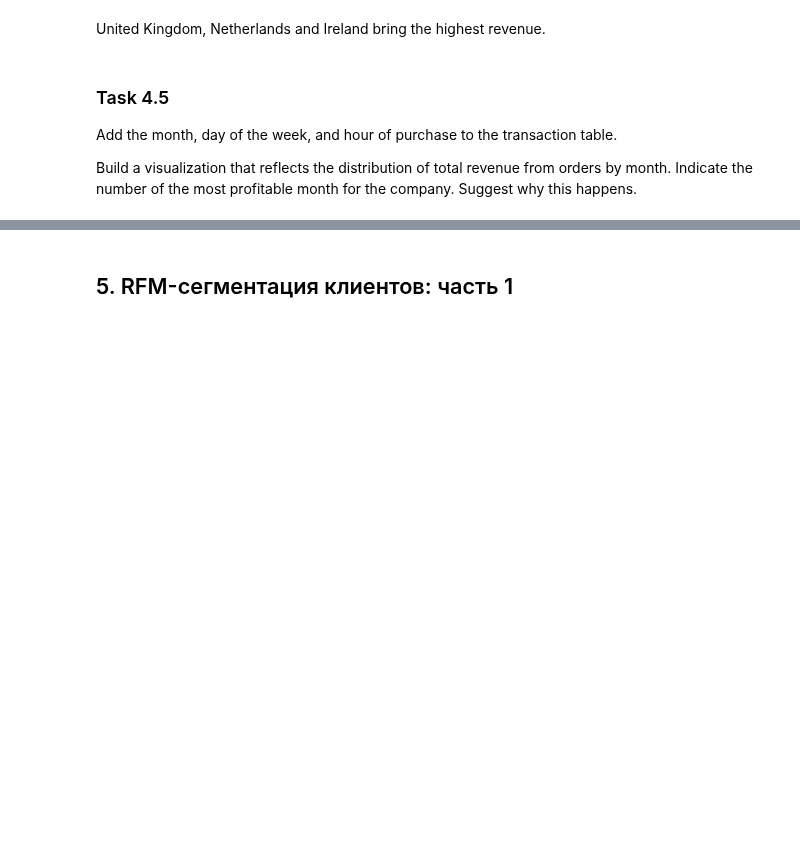
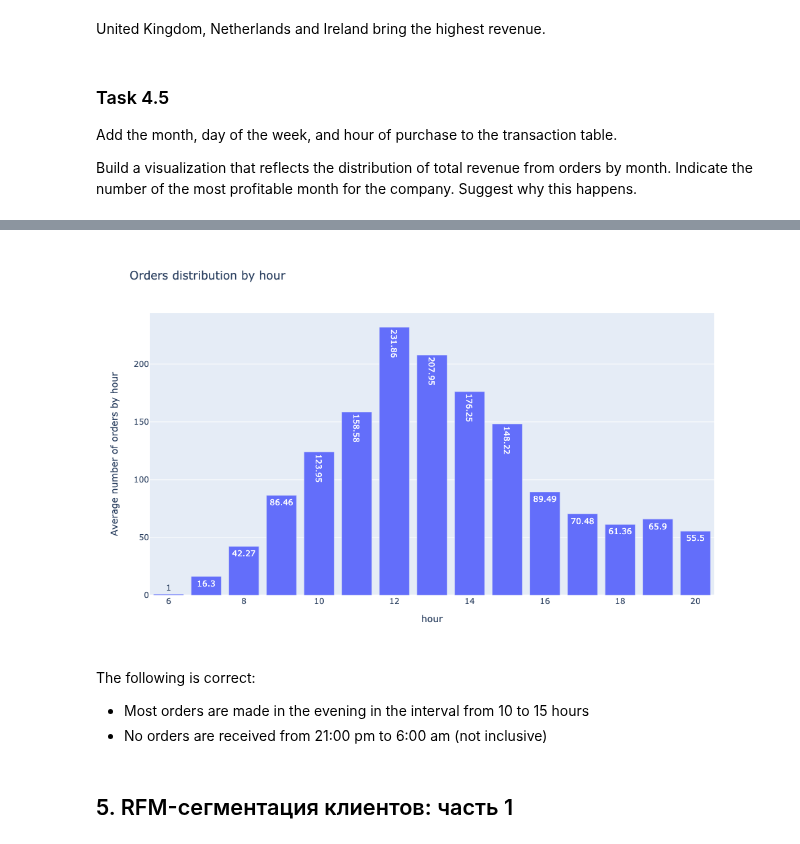
Before and after one commit to helios12/DataScienceProjects, a Jupyter notebook: projects/project-6/Project-6.Customer_segmentation.ipynb, the cells around one changed output, grey strips where cells are left out. Cells and saved outputs as stored; diff of their text form; code cells hidden in the pictures; blank space fills up the shorter version.

```diff
--- a/projects/project-6/Project-6.Customer_segmentation.ipynb
+++ b/projects/project-6/Project-6.Customer_segmentation.ipynb
@@ -680,3 +702,25 @@ fig.show('png')
+# %%
+data['date'] = data['InvoiceDate'].dt.date
+data_date_hour = data.groupby(['date', 'hour'], as_index=False)['InvoiceNo'].agg('count')
+data_hour = data_date_hour.groupby('hour')['InvoiceNo'].agg('mean').round(2)
+
+fig = px.bar(
+    data_hour,
+    width=1000,
+    height=600,
+    title='Orders distribution by hour',
+    text_auto=True
+).update_layout(
+    yaxis_title='Average number of orders by hour',
+    showlegend=False
+)
+fig.show('png')
+# %% [output]
+[figure, added]
+# %% [markdown]
+The following is correct:
+* Most orders are made in the evening in the interval from 10 to 15 hours
+* No orders are received from 21:00 pm to 6:00 am (not inclusive)
 # %% [markdown]
 ## 5. RFM-сегментация клиентов: часть 1
 # %% [markdown]
```
Also changed, not shown: parts of 8 cells of this notebook.
